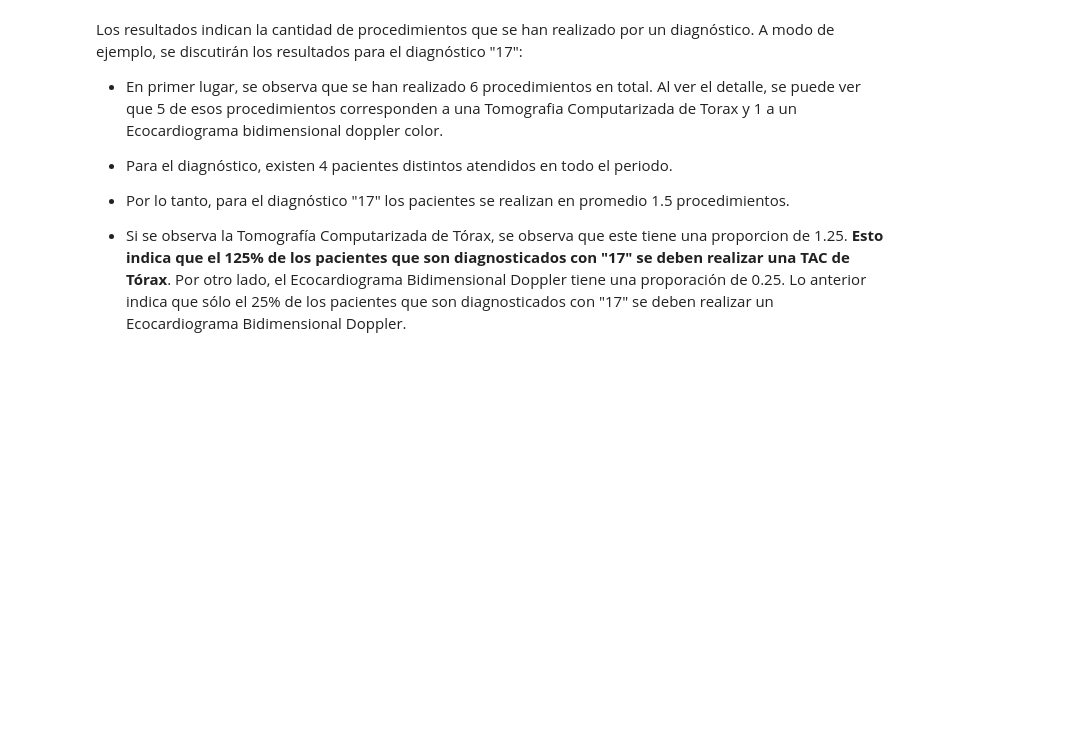
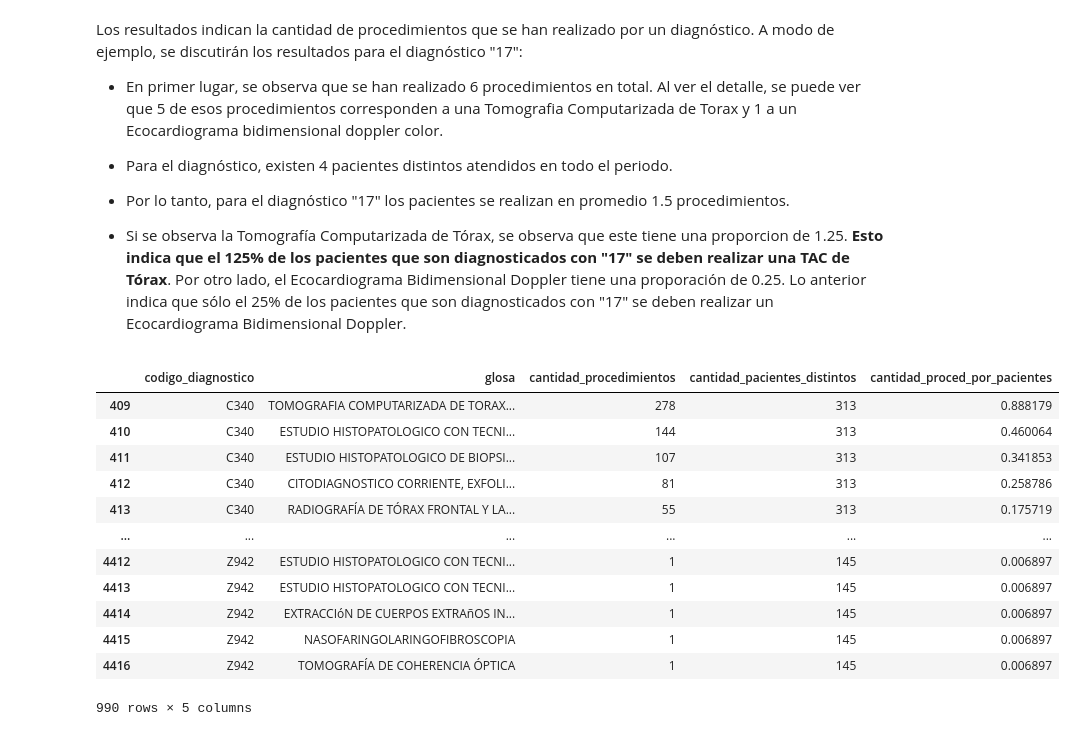
Before and after one commit to JavierRojas14/int-ambulatorio, a Jupyter notebook: notebooks/2.0-jrb-time-series-analysis.ipynb, the cells around one changed output. Saved outputs shown, nothing was run; the diff lists cells and outputs as text; code cells hidden in the pictures; blank space fills up the shorter version.

Commit message:
Reporta proced de diags mas relevantes

```diff
--- a/notebooks/2.0-jrb-time-series-analysis.ipynb
+++ b/notebooks/2.0-jrb-time-series-analysis.ipynb
@@ -602,3 +606,23 @@ y 1 a un Ecocardiograma bidimensional doppler color.
 una TAC de Tórax**. Por otro lado, el Ecocardiograma Bidimensional Doppler tiene una proporación
 de 0.25. Lo anterior indica que sólo el 25% de los pacientes que son diagnosticados con "17"
 se deben realizar un Ecocardiograma Bidimensional Doppler.
+# %%
+procedimientos_de_diags_mas_relevantes = cantidad_proceds_por_pacientes[
+    cantidad_proceds_por_pacientes["codigo_diagnostico"].isin(diags_mas_relevantes)
+]
+
+display(procedimientos_de_diags_mas_relevantes)
+# %% [output]
+|  | codigo_diagnostico | glosa | cantidad_procedimientos | cantidad_pacientes_distintos | cantidad_proced_por_pacientes |
+| 409 | C340 | TOMOGRAFIA COMPUTARIZADA DE TORAX... | 278 | 313 | 0.888179 |
+| 410 | C340 | ESTUDIO HISTOPATOLOGICO CON TECNI... | 144 | 313 | 0.460064 |
+| 411 | C340 | ESTUDIO HISTOPATOLOGICO DE BIOPSI... | 107 | 313 | 0.341853 |
+| 412 | C340 | CITODIAGNOSTICO CORRIENTE, EXFOLI... | 81 | 313 | 0.258786 |
+| 413 | C340 | RADIOGRAFÍA DE TÓRAX FRONTAL Y LA... | 55 | 313 | 0.175719 |
+| ... | ... | ... | ... | ... | ... |
+| 4412 | Z942 | ESTUDIO HISTOPATOLOGICO CON TECNI... | 1 | 145 | 0.006897 |
+| 4413 | Z942 | ESTUDIO HISTOPATOLOGICO CON TECNI... | 1 | 145 | 0.006897 |
+| 4414 | Z942 | EXTRACCIóN DE CUERPOS EXTRAñOS IN... | 1 | 145 | 0.006897 |
+| 4415 | Z942 | NASOFARINGOLARINGOFIBROSCOPIA | 1 | 145 | 0.006897 |
+| 4416 | Z942 | TOMOGRAFÍA DE COHERENCIA ÓPTICA | 1 | 145 | 0.006897 |
+990 rows × 5 columns
```
Also changed, not shown: parts of 2 cells of this notebook.
